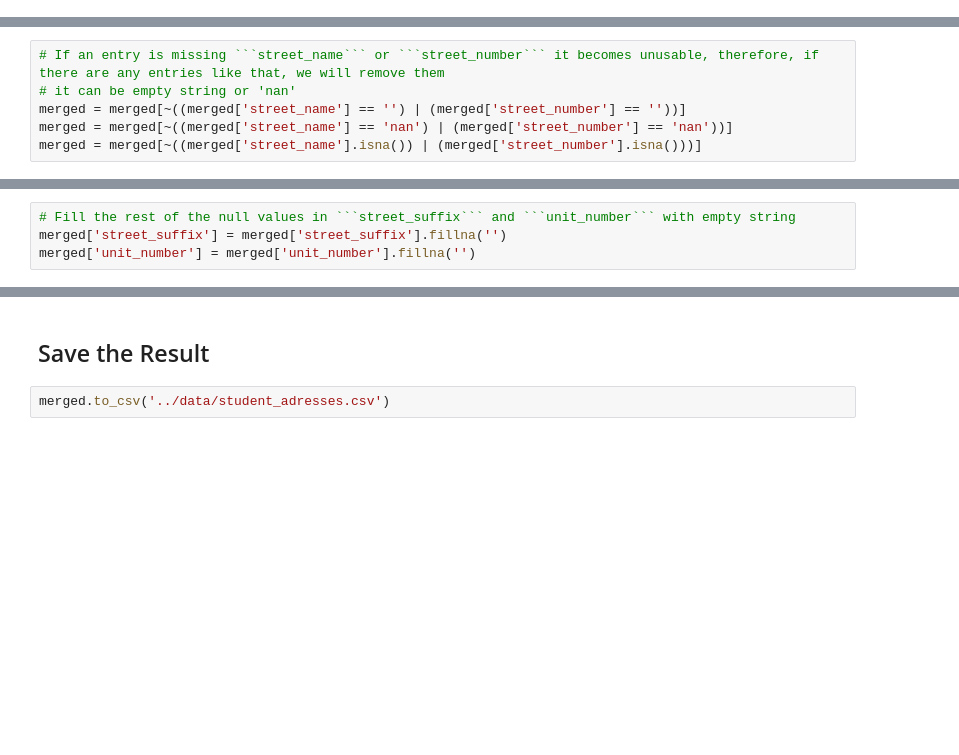
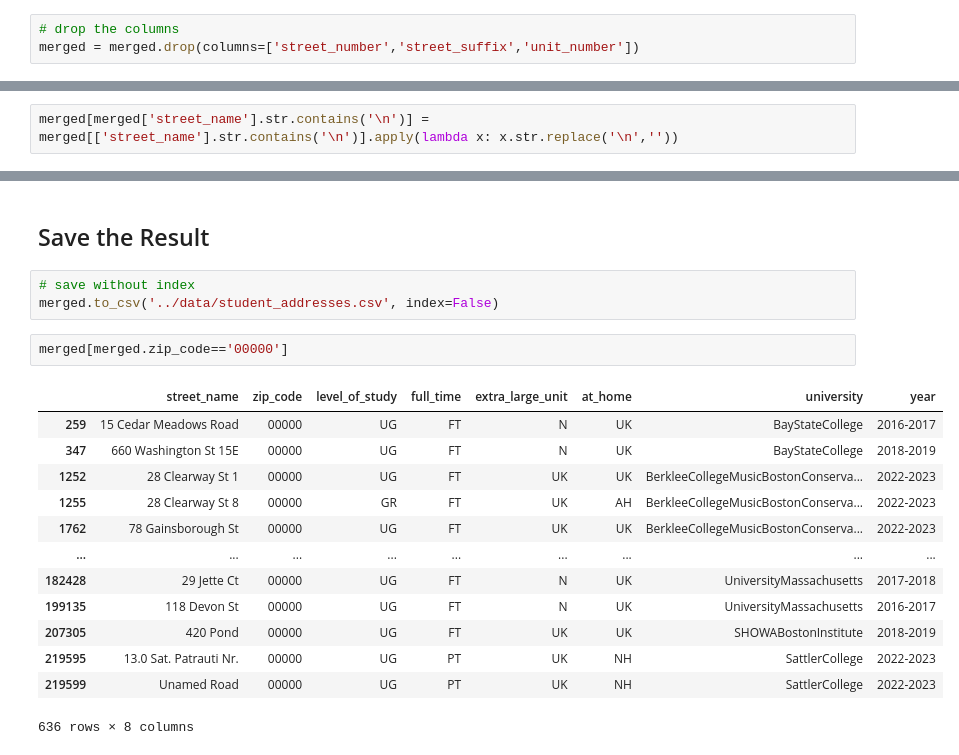
Before and after one commit to BU-Spark/ds-bcc-liz-breadon-accountability, a Jupyter notebook: fa24-team-b/data_cleaning/notebook.ipynb, the cells around one changed output, grey strips where cells are left out. Drawn from its saved outputs; the diff is of its cells as text; blank space fills up the shorter version.

````diff
--- a/fa24-team-b/data_cleaning/student_addresses.ipynb
+++ b/fa24-team-b/data_cleaning/notebook.ipynb
@@ -907,0 +880,3 @@ merged[['street_number', 'street_name', 'street_suffix', 'unit_number']] = merge
+# %%
+# drop the columns
+merged = merged.drop(columns=['street_number','street_suffix','unit_number'])
@@ -908,3 +885,5 @@ merged[['street_number', 'street_name', 'street_suffix', 'unit_number']] = merge
+# %%
+merged[merged['street_name'].str.contains('\n')] = merged[['street_name'].str.contains('\n')].apply(lambda x: x.str.replace('\n',''))
 # %% [markdown]
 ##### Fixing ```zip_code```
 # %% [markdown]
@@ -1660,6 +1636,0 @@
-# %%
-# If an entry is missing ```street_name``` or ```street_number``` it becomes unusable, therefore, if there are any entries like that, we will remove them
-# it can be empty string or 'nan'
-merged = merged[~((merged['street_name'] == '') | (merged['street_number'] == ''))]
-merged = merged[~((merged['street_name'] == 'nan') | (merged['street_number'] == 'nan'))]
-merged = merged[~((merged['street_name'].isna()) | (merged['street_number'].isna()))]
@@ -1668,7 +1637,3 @@
-# %%
-# Fill the rest of the null values in ```street_suffix``` and ```unit_number``` with empty string
-merged['street_suffix'] = merged['street_suffix'].fillna('')
-merged['unit_number'] = merged['unit_number'].fillna('')
 # %%
 merged.info()
 # %% [output]
@@ -1694,5 +1656,22 @@ memory usage: 29.0+ MB
 Since we got rid of all the null values, we are done with cleaning, for now.
 # %% [markdown]
 ## Save the Result
-# %%
-merged.to_csv('../data/student_adresses.csv')
+# %%
+# save without index
+merged.to_csv('../data/student_addresses.csv', index=False)
+# %%
+merged[merged.zip_code=='00000']
+# %% [output]
+|  | street_name | zip_code | level_of_study | full_time | extra_large_unit | at_home | university | year |
+| 259 | 15 Cedar Meadows Road | 00000 | UG | FT | N | UK | BayStateCollege | 2016-2017 |
+| 347 | 660 Washington St 15E | 00000 | UG | FT | N | UK | BayStateCollege | 2018-2019 |
+| 1252 | 28 Clearway St 1 | 00000 | UG | FT | UK | UK | BerkleeCollegeMusicBostonConserva... | 2022-2023 |
+| 1255 | 28 Clearway St 8 | 00000 | GR | FT | UK | AH | BerkleeCollegeMusicBostonConserva... | 2022-2023 |
+| 1762 | 78 Gainsborough St | 00000 | UG | FT | UK | UK | BerkleeCollegeMusicBostonConserva... | 2022-2023 |
+| ... | ... | ... | ... | ... | ... | ... | ... | ... |
+| 182428 | 29 Jette Ct | 00000 | UG | FT | N | UK | UniversityMassachusetts | 2017-2018 |
+| 199135 | 118 Devon St | 00000 | UG | FT | N | UK | UniversityMassachusetts | 2016-2017 |
+| 207305 | 420 Pond | 00000 | UG | FT | UK | UK | SHOWABostonInstitute | 2018-2019 |
+| 219595 | 13.0 Sat. Patrauti Nr. | 00000 | UG | PT | UK | NH | SattlerCollege | 2022-2023 |
+| 219599 | Unamed Road | 00000 | UG | PT | UK | NH | SattlerCollege | 2022-2023 |
+636 rows × 8 columns
````
Also changed, not shown: parts of 12 cells of this notebook, 12 other files.
